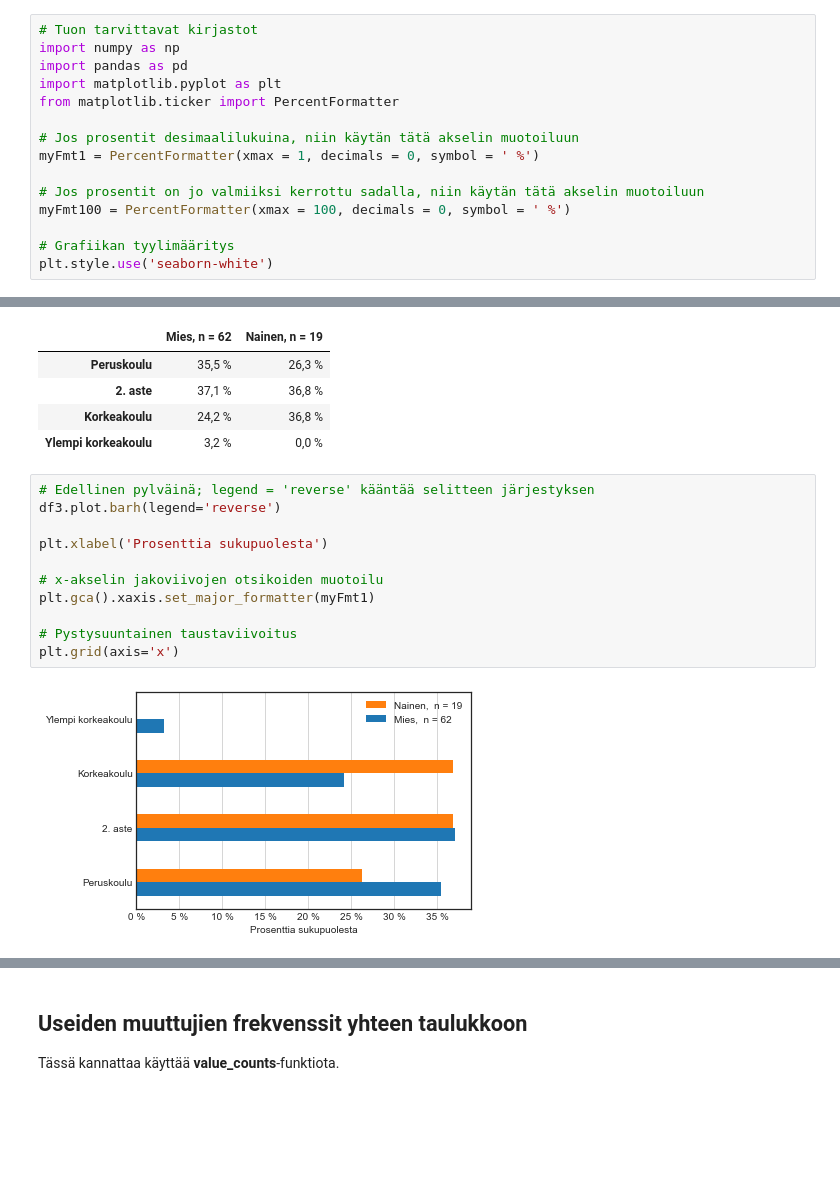
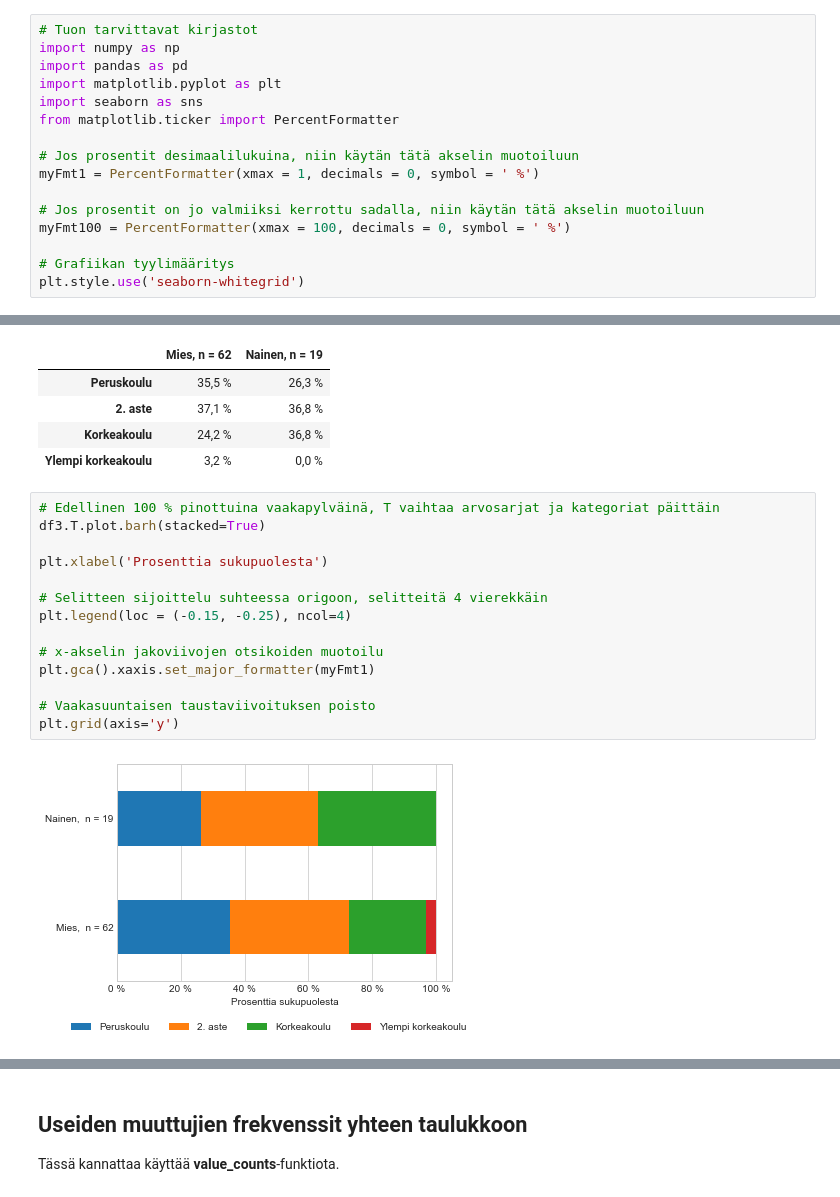
Before and after one commit to taanila/selittava, a Jupyter notebook: lukumaaria.ipynb, the cells around one changed output, grey strips where cells are left out. Drawn from its saved outputs; the diff is of its cells as text; blank space fills up the shorter version.

```diff
--- a/lukumaaria.ipynb
+++ b/lukumaaria.ipynb
@@ -12,6 +12,7 @@ Tämä muistio sisältää likimain kaiken mitä sinun tarvitsee tietää lukum
 import numpy as np
 import pandas as pd
 import matplotlib.pyplot as plt
+import seaborn as sns
 from matplotlib.ticker import PercentFormatter
 
 # Jos prosentit desimaalilukuina, niin käytän tätä akselin muotoiluun
@@ -21,7 +22,7 @@ myFmt1 = PercentFormatter(xmax = 1, decimals = 0, symbol = ' %')
 myFmt100 = PercentFormatter(xmax = 100, decimals = 0, symbol = ' %')
 
 # Grafiikan tyylimääritys
-plt.style.use('seaborn-white')
+plt.style.use('seaborn-whitegrid')
 # %%
 df = pd.read_excel('https://taanila.fi/data1.xlsx')
 df
@@ -131,15 +140,18 @@ for muuttuja in df3.columns:
 | Korkeakoulu | 24,2 % | 36,8 % |
 | Ylempi korkeakoulu | 3,2 % | 0,0 % |
 # %%
-# Edellinen pylväinä; legend = 'reverse' kääntää selitteen järjestyksen
-df3.plot.barh(legend='reverse')
+# Edellinen 100 % pinottuina vaakapylväinä, T vaihtaa arvosarjat ja kategoriat päittäin
+df3.T.plot.barh(stacked=True)
 
 plt.xlabel('Prosenttia sukupuolesta')
+
+# Selitteen sijoittelu suhteessa origoon, selitteitä 4 vierekkäin
+plt.legend(loc = (-0.15, -0.25), ncol=4)
 
 # x-akselin jakoviivojen otsikoiden muotoilu
 plt.gca().xaxis.set_major_formatter(myFmt1)
 
-# Pystysuuntainen taustaviivoitus
-plt.grid(axis='x')
+# Vaakasuuntaisen taustaviivoituksen poisto
+plt.grid(axis='y')
 # %% [output]
-[figure, old version]
+[figure, new version]
```
Also changed, not shown: parts of 20 cells of this notebook.
